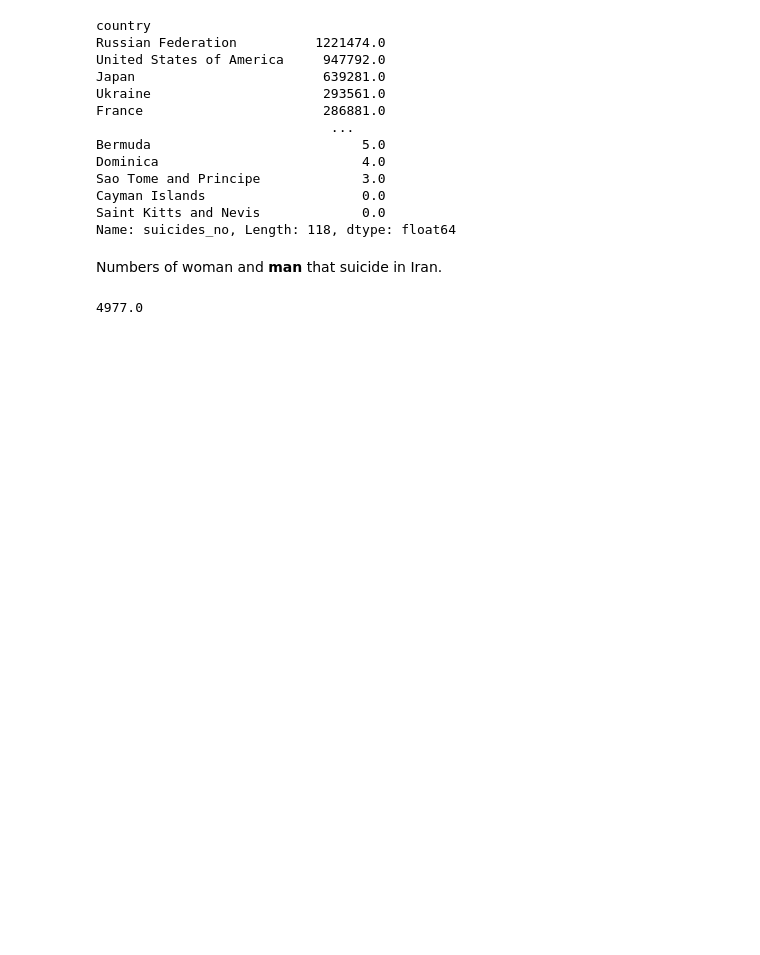
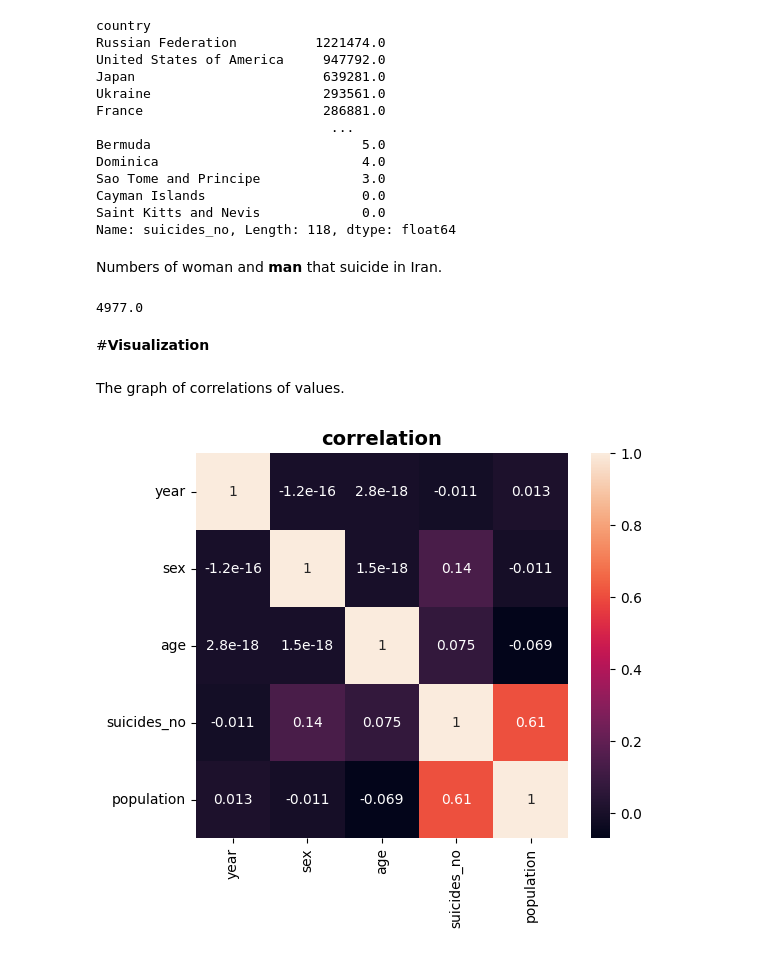
Before and after one commit to hegame1998/Suicide-Statistic, a Jupyter notebook: WHO_Suicide_Statistics.ipynb, the cells around one changed output. Saved outputs shown, nothing was run; the diff lists cells and outputs as text; code cells hidden in the pictures; blank space fills up the shorter version.

```diff
--- a/WHO_Suicide_Statistics.ipynb
+++ b/WHO_Suicide_Statistics.ipynb
@@ -456,3 +456,15 @@ Numbers of woman and **man** that suicide in Iran.
 suicide_df.loc[(suicide_df['country'] == 'Iran (Islamic Rep of)') & (suicide_df['sex'] == 2)]['suicides_no'].sum()
 # %% [output]
 4977.0
+# %% [markdown]
+#**Visualization**
+# %% [markdown]
+The graph of correlations of values.
+# %%
+# correlation graph
+plt.figure(figsize=(6,5))
+sns.heatmap(suicide_df[['year', 'sex', 'age', 'suicides_no', 'population']].corr(), annot=True)
+plt.title('correlation', fontweight='bold', fontsize=14)
+plt.show()
+# %% [output]
+[figure, added]
```
Also changed, not shown: parts of 2 cells of this notebook.
